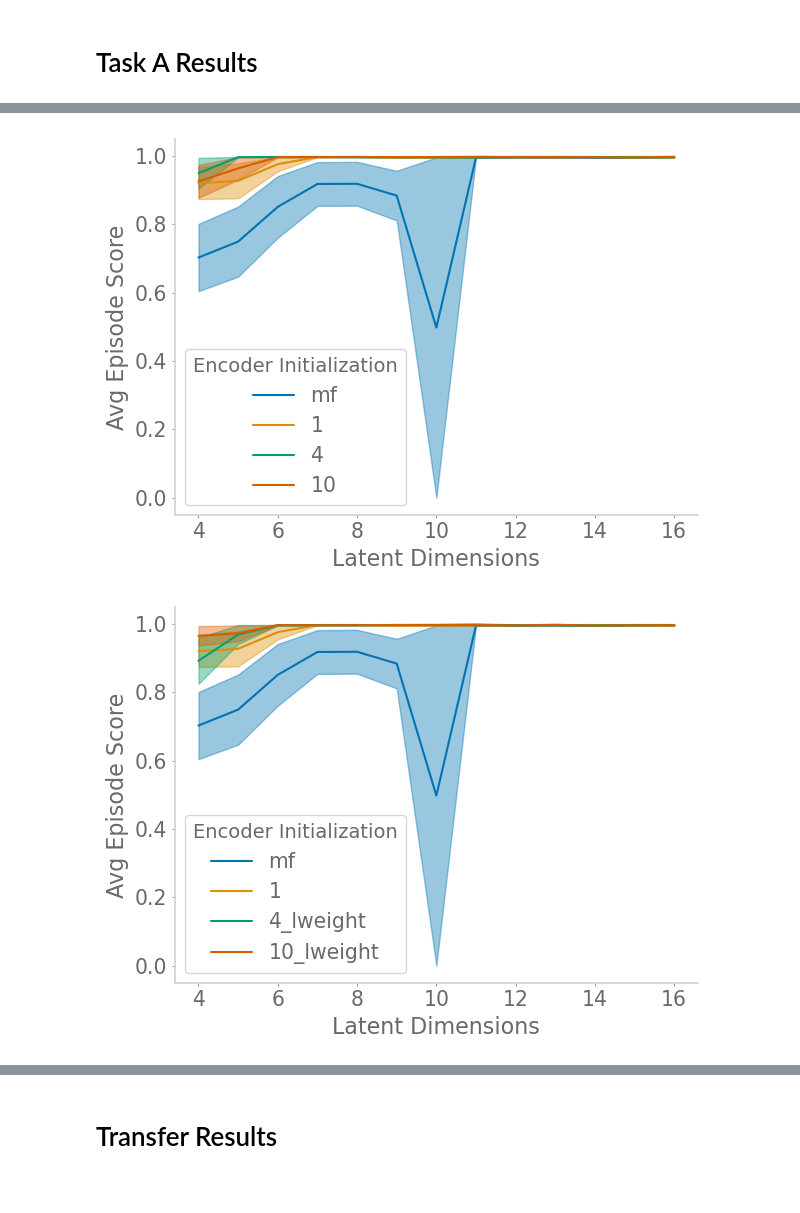
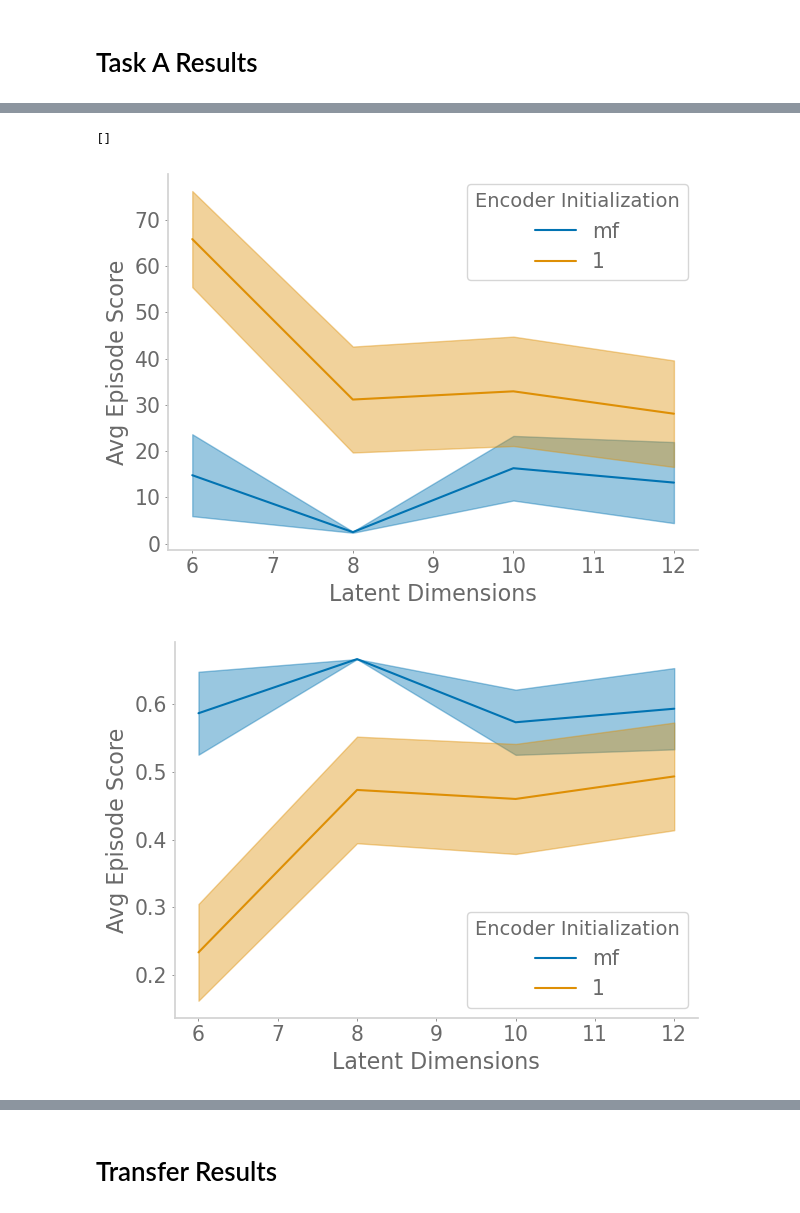
Before and after one commit to chingf/auxrl, a Jupyter notebook: notebooks/05-foraging-summary-statistics.ipynb, the cells around one changed output, grey strips where cells are left out. Cells and saved outputs as stored; diff of their text form; code cells hidden in the pictures.

Commit message:
Update learning/summary plots for new gridworld code

```diff
--- a/notebooks/05-foraging-summary-statistics.ipynb
+++ b/notebooks/05-foraging-summary-statistics.ipynb
@@ -13,17 +15,17 @@ plt.rcParams['font.family'] = 'sans-serif'
 # %% [markdown]
 # Helper functions
 # %%
-def plotA(
-    df, plot_key, plot_epoch,
+def plot(
+    df, plot_key, plot_ep,
     fnames=None, figname=None,
     smooth_line=True, smooth_n=5, smooth_plot=True, colors=None,
     legend_title='Auxiliary Task'):
 
     fig, ax = plt.subplots()
     zs = np.sort(np.unique(df['z']))
-    epochs = np.sort(np.unique(df['epochs']))
+    episode = np.sort(np.unique(df['episode']))
     if fnames is None:
-        fnames = np.unique(df['fname'])
+        fnames = np.unique(df['model'])
     for fname_idx, fname in enumerate(fnames):
         line = []
         shading_lower = []
@@ -31,9 +33,9 @@ def plotA(
         for z in zs:
             means = []
             sems = []
-            df_subset = df[(df['fname']==fname) & (df['z']==z)]
-            for epoch in epochs:
-                vals = df_subset[df_subset['epochs']==epoch]
+            df_subset = df[(df['model']==fname) & (df['z']==z)]
+            for ep in episode:
+                vals = df_subset[df_subset['episode']==ep]
                 vals = vals[plot_key]
                 means.append(np.mean(vals))
                 sems.append(sem(vals))
@@ -42,12 +44,12 @@ def plotA(
             mean_lowerbound = means - sems
             mean_upperbound = means + sems
             if smooth_line:
-                means = smooth(epochs, means, smooth_n)
-                mean_lowerbound = smooth(epochs, mean_lowerbound)
-                mean_upperbound = smooth(epochs, mean_upperbound)
-            line.append(means[plot_epoch])
-            shading_lower.append(mean_lowerbound[plot_epoch])
-            shading_upper.append(mean_upperbound[plot_epoch])
+                means = smooth(episode, means, smooth_n)
+                mean_lowerbound = smooth(episode, mean_lowerbound)
+                mean_upperbound = smooth(episode, mean_upperbound)
+            line.append(means[plot_ep])
+            shading_lower.append(mean_lowerbound[plot_ep])
+            shading_upper.append(mean_upperbound[plot_ep])
         if smooth_plot:
             _line = smooth(zs, line, 2)
             _shading_lower = smooth(zs, shading_lower, 2)
@@ -59,7 +61,7 @@ def plotA(
             _shading_upper[-1] = shading_upper[-1]
             line = _line; shading_lower = _shading_lower;
             shading_uppper = _shading_upper
-        x_axis = zs#/26
+        x_axis = zs
         if colors is not None:
             color = colors[fname_idx]
         else:
@@ -70,7 +72,7 @@ def plotA(
     plt.xlabel('Latent Dimensions')
     #plt.xticks([0.75, 1, 1.25], ['$0.75$x', '$1$x', '$1.25$x'])
     plt.legend(title=legend_title, title_fontsize=14)
-    plt.ylim(-0.05, 1.05)
+    #plt.ylim(-0.05, 1.05)
     plt.tight_layout()
     if figname != None:
         plt.savefig(figname+'.png', dpi=300)
@@ -135,18 +116,28 @@ array(['frozentransfer_SRWeightSweep_1',
+# %%
+zs = np.arange(6, 14)
+# %%
+os.listdir('/mnt/smb/locker/aronov-locker/Ching/rl/pickles/gridworld_dm_dim6/gridworld_1_1')
+# %% [output]
+[]
+# %%
+taskA_df = get_df('gridworld', zs)
 # %%
-plotA(taskA_df, 'performance', 38, smooth_line=True, smooth_n=3,
-      fnames=['mf', '1', '4', '10'],
-      smooth_plot=False,
-      figname='decodersize_transfer_late', legend_title='Encoder Initialization',
-      colors=['C0', 'C1', 'C2', 'C3', 'C4', 'C5']
+plot(
+    taskA_df, 'valid_steps', 500,
+    smooth_line=True, smooth_n=3, fnames=['mf', '1'],
+    smooth_plot=False,
+    figname='decodersize_transfer_late', legend_title='Encoder Initialization',
+    colors=['C0', 'C1', 'C2', 'C3', 'C4', 'C5']
      )
 # %% [output]
-[figure, old version]
+[figure, new version]
 # %%
-plotA(taskA_df, 'performance', 38, smooth_line=True, smooth_n=3,
-      fnames=['mf', '1', '4_lweight', '10_lweight'],
-      smooth_plot=False,
-      figname='decodersize_transfer_late', legend_title='Encoder Initialization',
-      colors=['C0', 'C1', 'C2', 'C3', 'C4', 'C5']
+plot(
+    taskA_df, 'valid_score', 500,
+    smooth_line=True, smooth_n=3, fnames=['mf', '1'],
+    smooth_plot=False,
+    figname='decodersize_transfer_late', legend_title='Encoder Initialization',
+    colors=['C0', 'C1', 'C2', 'C3', 'C4', 'C5']
      )
 # %% [output]
-[figure, old version]
+[figure, new version]
```
Also changed, not shown: parts of 11 cells of this notebook, 1 other file.
